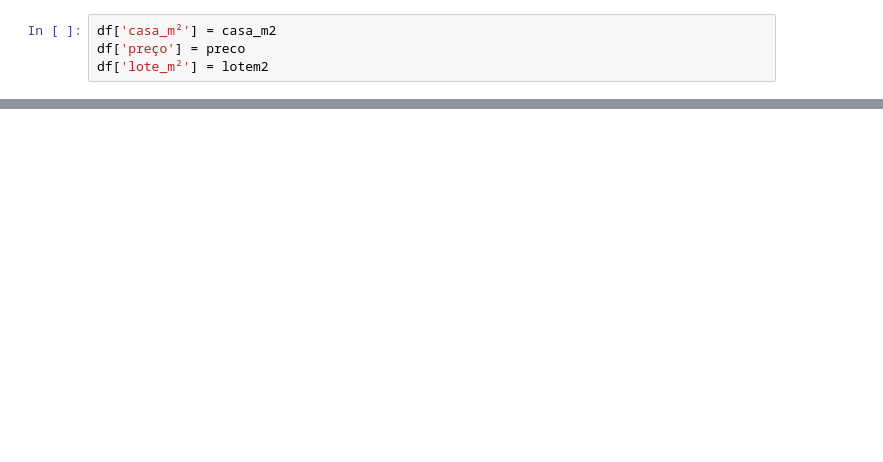
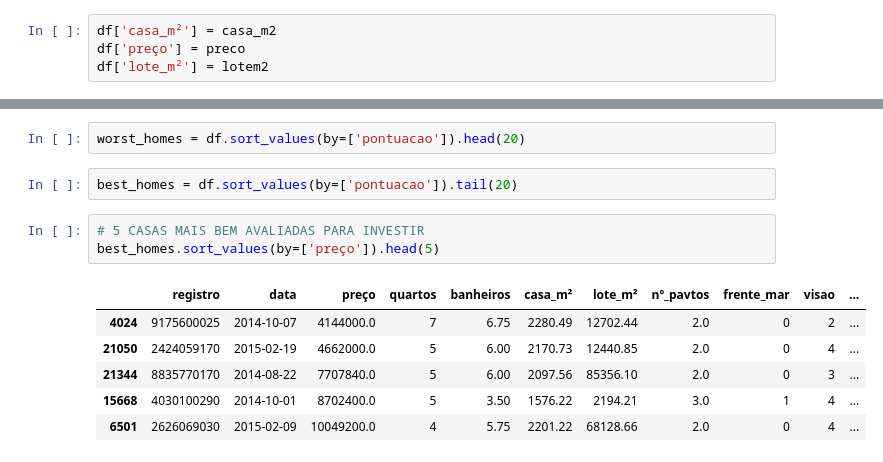
Before and after one commit to guilherminog/Projeto_DNC, a Jupyter notebook: df_var (1).ipynb, the cells around one changed output, grey strips where cells are left out. Saved outputs shown, nothing was run; the diff lists cells and outputs as text; blank space fills up the shorter version.

Commit message:
Seleção final das casas

```diff
--- a/df_var (1).ipynb
+++ b/df_var (1).ipynb
@@ -595,0 +583,14 @@ df
+# %%
+worst_homes = df.sort_values(by=['pontuacao']).head(20)
+# %%
+best_homes = df.sort_values(by=['pontuacao']).tail(20)
+# %%
+# 5 CASAS MAIS BEM AVALIADAS PARA INVESTIR
+best_homes.sort_values(by=['preço']).head(5)
+# %% [output]
+|  | registro | data | preço | quartos | banheiros | casa_m² | lote_m² | nº_pavtos | frente_mar | visao | ... |
+| 4024 | 9175600025 | 2014-10-07 | 4144000.0 | 7 | 6.75 | 2280.49 | 12702.44 | 2.0 | 0 | 2 | ... |
+| 21050 | 2424059170 | 2015-02-19 | 4662000.0 | 5 | 6.00 | 2170.73 | 12440.85 | 2.0 | 0 | 4 | ... |
+| 21344 | 8835770170 | 2014-08-22 | 7707840.0 | 5 | 6.00 | 2097.56 | 85356.10 | 2.0 | 0 | 3 | ... |
+| 15668 | 4030100290 | 2014-10-01 | 8702400.0 | 5 | 3.50 | 1576.22 | 2194.21 | 3.0 | 1 | 4 | ... |
+| 6501 | 2626069030 | 2015-02-09 | 10049200.0 | 4 | 5.75 | 2201.22 | 68128.66 | 2.0 | 0 | 4 | ... |
```
Also changed, not shown: parts of 27 cells of this notebook.
